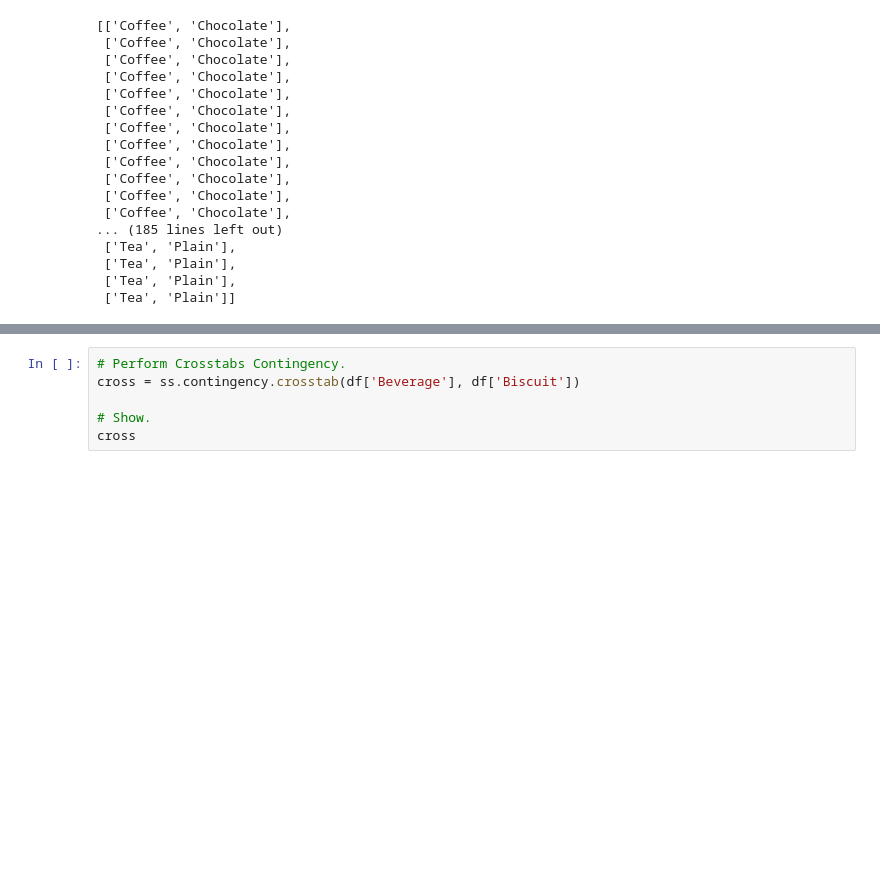
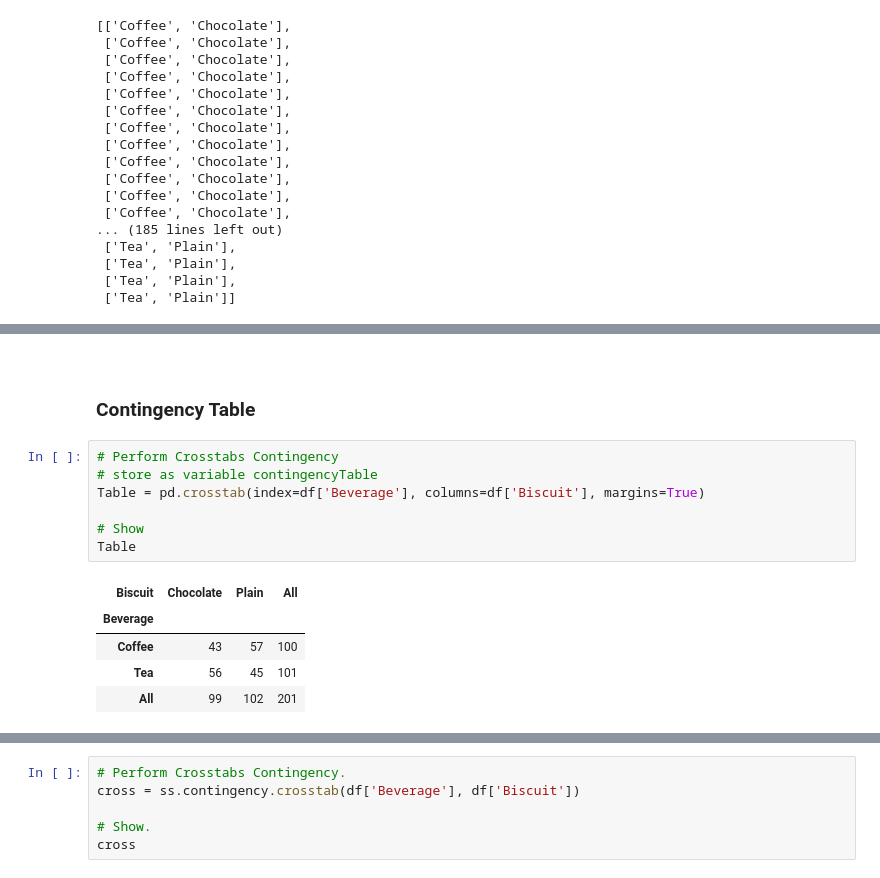
Before and after one commit to JTohall/Machine_Learning_and_Statistics, a Jupyter notebook: Tasks.ipynb, the cells around one changed output, grey strips where cells are left out. Saved outputs shown, nothing was run; the diff lists cells and outputs as text; blank space fills up the shorter version.

```diff
--- a/Tasks.ipynb
+++ b/Tasks.ipynb
@@ -220,0 +289,17 @@ Contingency Table
+# %% [markdown]
+<br/>
+
+### Contingency Table
+# %%
+# Perform Crosstabs Contingency
+# store as variable contingencyTable
+Table = pd.crosstab(index=df['Beverage'], columns=df['Biscuit'], margins=True)
+
+# Show
+Table
+# %% [output]
+| Biscuit | Chocolate | Plain | All |
+| Beverage |  |  |  |
+| Coffee | 43 | 57 | 100 |
+| Tea | 56 | 45 | 101 |
+| All | 99 | 102 | 201 |
```
Also changed, not shown: parts of 22 cells of this notebook, 2 other files.
